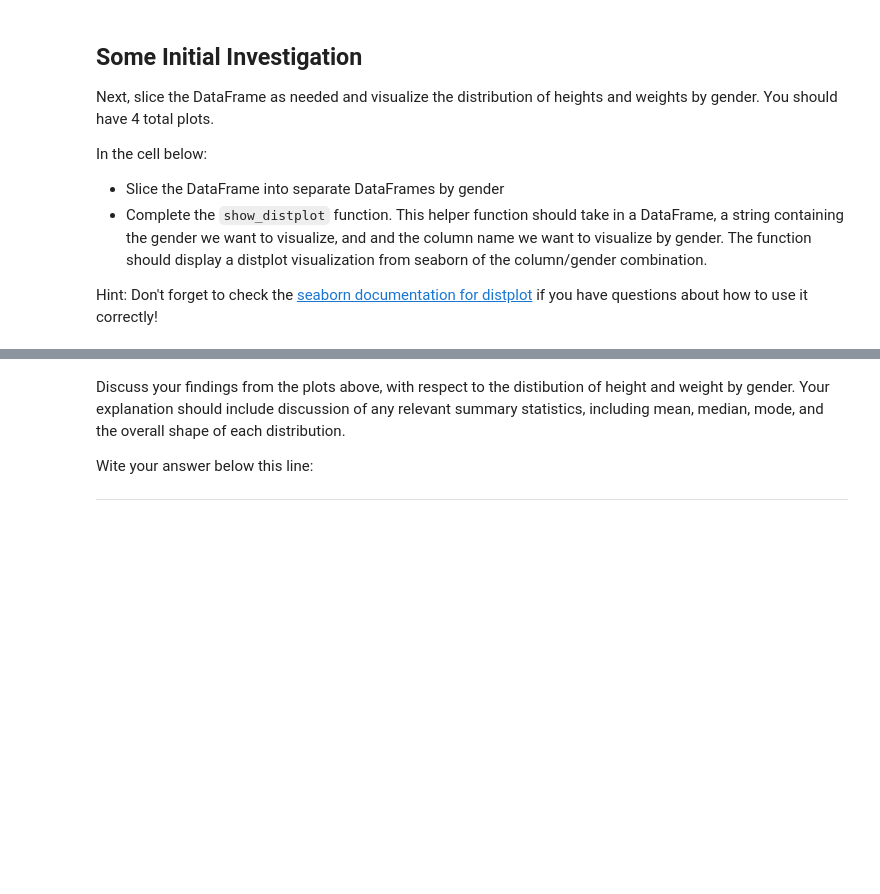
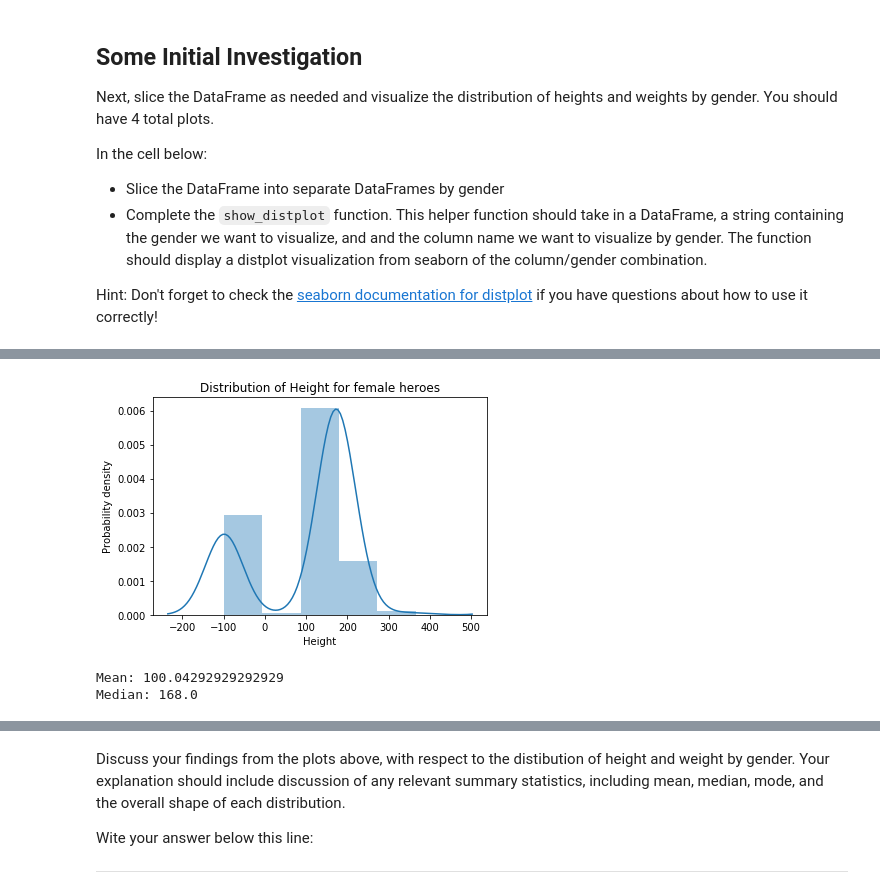
Before and after one commit to L-Lewis/dsc-1-04-13-project-data-cleaning-online-ds-ft-011419, a Jupyter notebook: index.ipynb, the cells around one changed output, grey strips where cells are left out. Saved outputs shown, nothing was run; the diff lists cells and outputs as text; code cells hidden in the pictures; blank space fills up the shorter version.

```diff
--- a/index.ipynb
+++ b/index.ipynb
@@ -318,0 +346,9 @@ def show_distplot(dataframe, gender, column_name):
+# %%
+# Female Height
+show_distplot(female_heroes_df, 'female', 'Height')
+print(f'Mean: {np.mean(female_heroes_df.Height)}')
+print(f'Median: {np.median(female_heroes_df.Height)}')
+# %% [output]
+[figure, added]
+Mean: 100.04292929292929
+Median: 168.0
```
Also changed, not shown: parts of 21 cells of this notebook.
